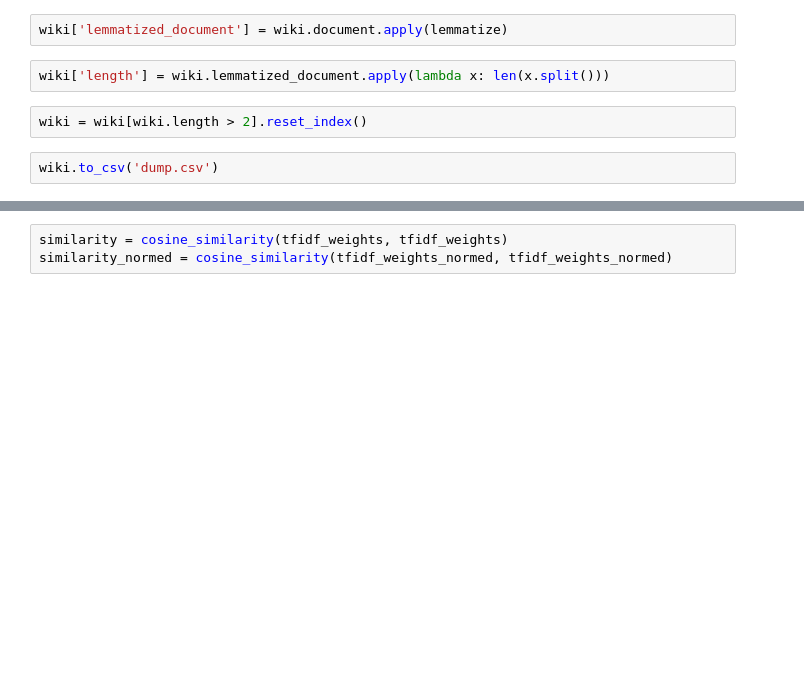
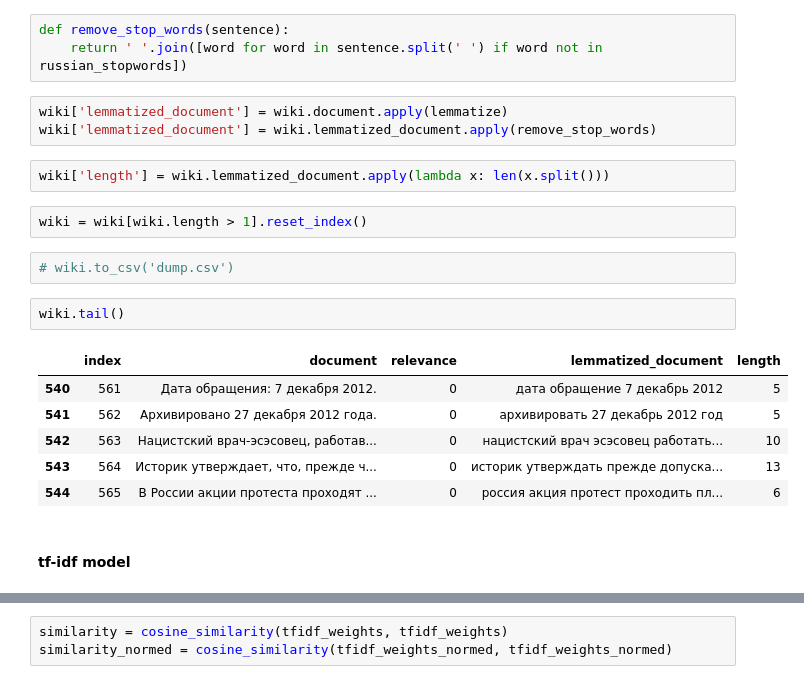
Before and after one commit to tsgnkv/InformationRetrivalCourse, a Jupyter notebook: 04_Project/FactsSearch.ipynb, the cells around one changed output, grey strips where cells are left out. Drawn from its saved outputs; the diff is of its cells as text; blank space fills up the shorter version.

Commit message:
added language model

```diff
--- a/04_Project/FactsSearch.ipynb
+++ b/04_Project/FactsSearch.ipynb
@@ -86,12 +111,27 @@ wiki.head()
 # %%
 def lemmatize(sentence):
     return ''.join((mystem.lemmatize(' '.join(tokenizer.tokenize(sentence))))).replace('\n', '')
+# %%
+def remove_stop_words(sentence):
+    return ' '.join([word for word in sentence.split(' ') if word not in russian_stopwords])
 # %%
 wiki['lemmatized_document'] = wiki.document.apply(lemmatize)
+wiki['lemmatized_document'] = wiki.lemmatized_document.apply(remove_stop_words)
 # %%
 wiki['length'] = wiki.lemmatized_document.apply(lambda x: len(x.split()))
 # %%
-wiki = wiki[wiki.length > 2].reset_index()
+wiki = wiki[wiki.length > 1].reset_index()
 # %%
-wiki.to_csv('dump.csv')
+# wiki.to_csv('dump.csv')
+# %%
+wiki.tail()
+# %% [output]
+|  | index | document | relevance | lemmatized_document | length |
+| 540 | 561 | Дата обращения: 7 декабря 2012. | 0 | дата обращение 7 декабрь 2012 | 5 |
+| 541 | 562 | Архивировано 27 декабря 2012 года. | 0 | архивировать 27 декабрь 2012 год | 5 |
+| 542 | 563 | Нацистский врач-эсэсовец, работав... | 0 | нацистский врач эсэсовец работать... | 10 |
+| 543 | 564 | Историк утверждает, что, прежде ч... | 0 | историк утверждать прежде допуска... | 13 |
+| 544 | 565 | В России акции протеста проходят ... | 0 | россия акция протест проходить пл... | 6 |
+# %% [markdown]
+#### tf-idf model
 # %%
```
Also changed, not shown: parts of 26 cells of this notebook.
